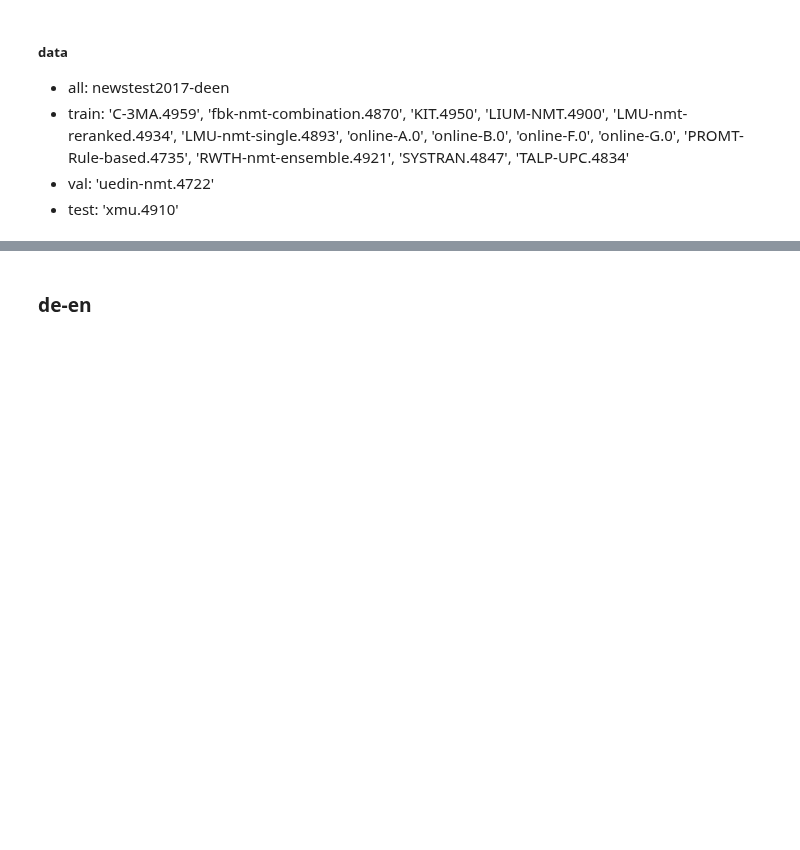
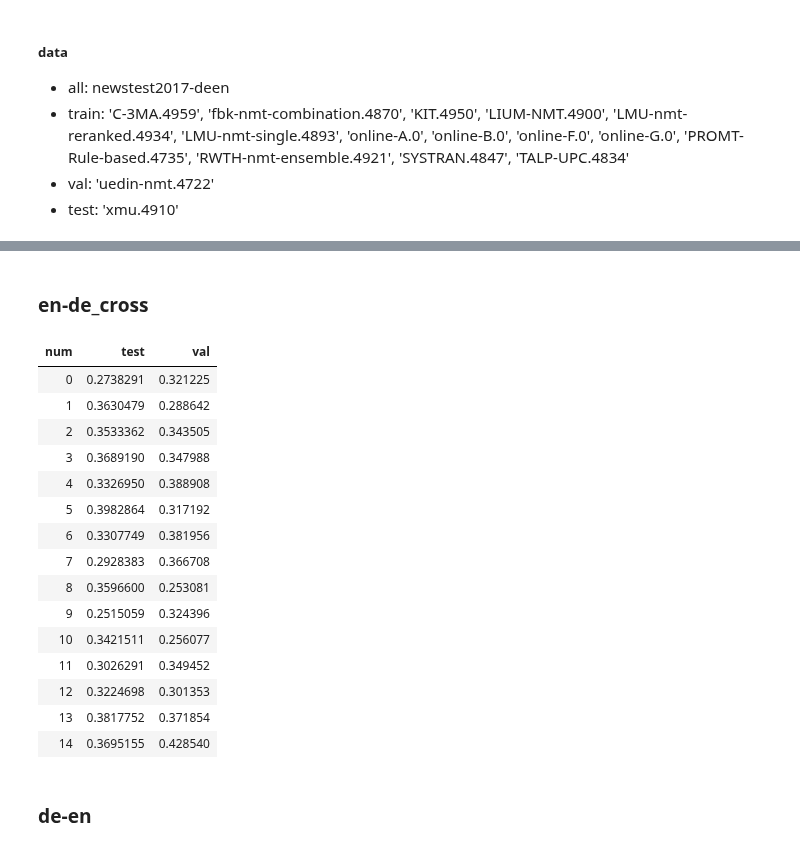
Before and after one commit to HuangYiran/MasterArbeit, a Jupyter notebook: Demo2.ipynb, the cells around one changed output, grey strips where cells are left out. Saved outputs shown, nothing was run; the diff lists cells and outputs as text; code cells hidden in the pictures; blank space fills up the shorter version.

```diff
--- a/Demo2.ipynb
+++ b/Demo2.ipynb
@@ -36,3 +134,25 @@ newstest2017-deen
+# %% [markdown]
+### en-de_cross
+# %%
+result = read.table('../data/MasterArbeit/result_expr/plan_b_ende_cross', header = TRUE, sep = ',')
+result
+# %% [output]
+| num | test | val |
+| 0 | 0.2738291 | 0.321225 |
+| 1 | 0.3630479 | 0.288642 |
+| 2 | 0.3533362 | 0.343505 |
+| 3 | 0.3689190 | 0.347988 |
+| 4 | 0.3326950 | 0.388908 |
+| 5 | 0.3982864 | 0.317192 |
+| 6 | 0.3307749 | 0.381956 |
+| 7 | 0.2928383 | 0.366708 |
+| 8 | 0.3596600 | 0.253081 |
+| 9 | 0.2515059 | 0.324396 |
+| 10 | 0.3421511 | 0.256077 |
+| 11 | 0.3026291 | 0.349452 |
+| 12 | 0.3224698 | 0.301353 |
+| 13 | 0.3817752 | 0.371854 |
+| 14 | 0.3695155 | 0.428540 |
 # %% [markdown]
 ### de-en
 # %% [markdown]
```
Also changed, not shown: parts of 16 cells of this notebook.
